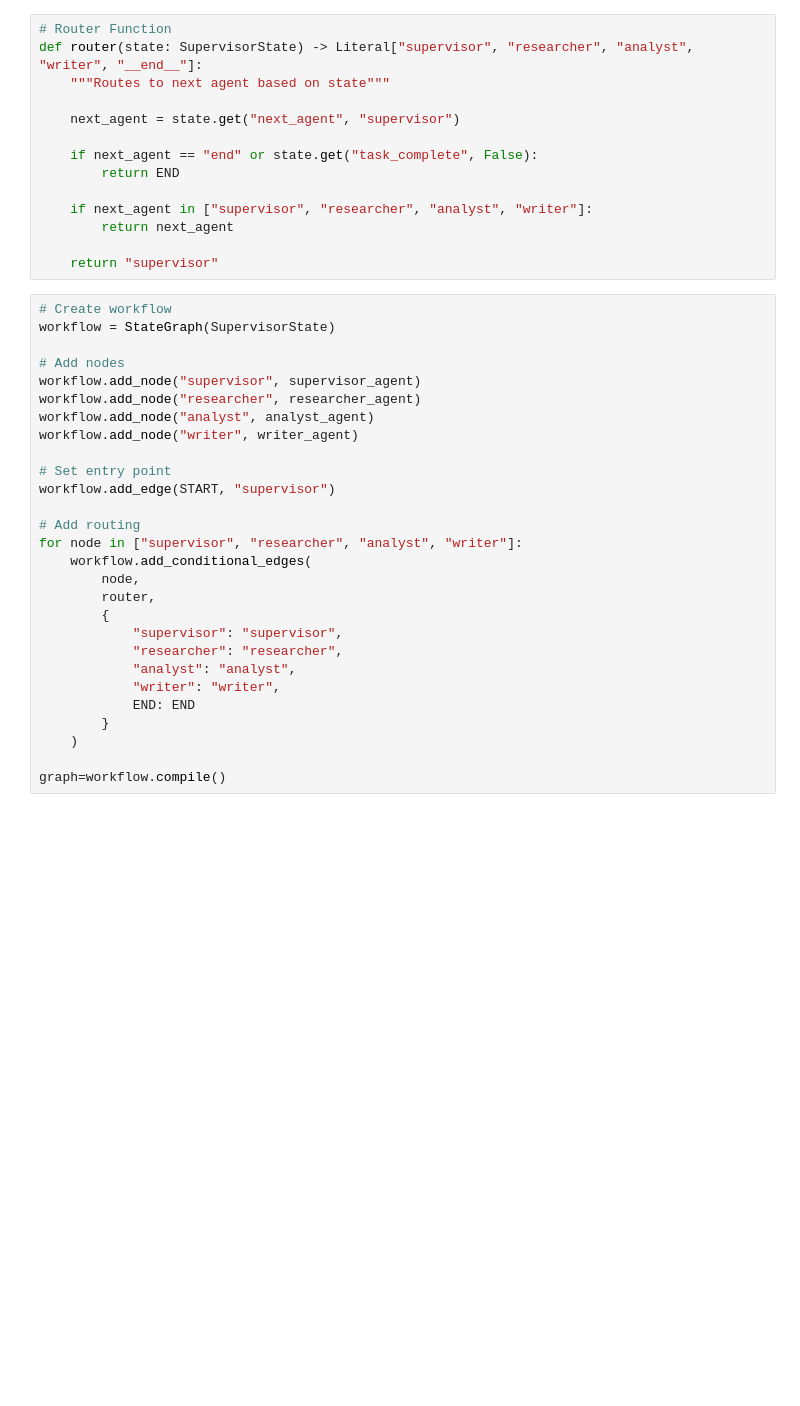
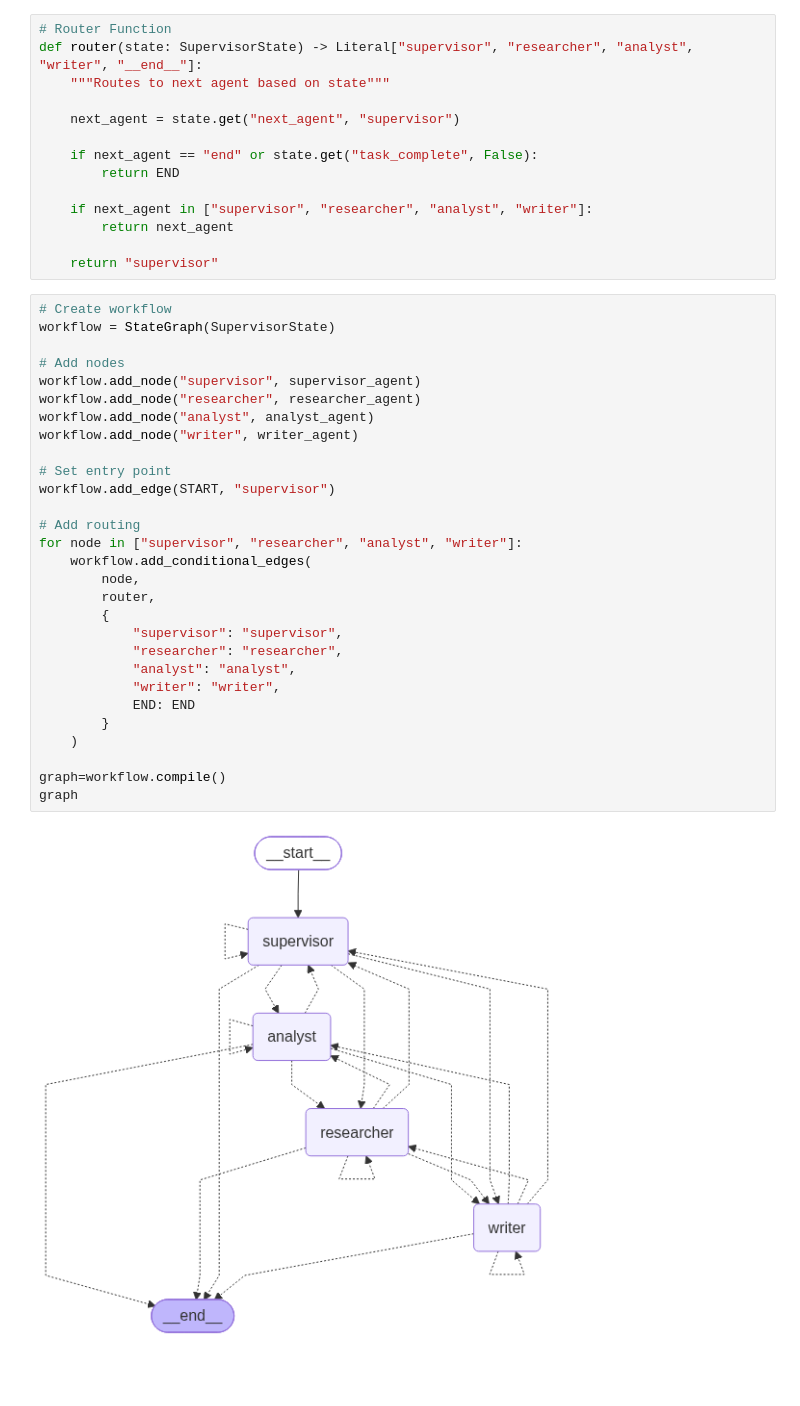
Before and after one commit to pranayprasad7001/generative-ai-implementations, a Jupyter notebook: langchain/langchain-updated/agents-langgraph/multi-agent-architecture/supervisor-multi-agent.ipynb, the cells around one changed output. Cells and saved outputs as stored; diff of their text form; blank space fills up the shorter version.

Commit message:
refactor: add architectural graph of supervisor multi-agent

```diff
--- a/langchain/langchain-updated/agents-langgraph/multi-agent-architecture/supervisor-multi-agent.ipynb
+++ b/langchain/langchain-updated/agents-langgraph/multi-agent-architecture/supervisor-multi-agent.ipynb
@@ -249,31 +249,34 @@ def router(state: SupervisorState) -> Literal["supervisor", "researcher", "analy
 # %%
 # Create workflow
 workflow = StateGraph(SupervisorState)
 
 # Add nodes
 workflow.add_node("supervisor", supervisor_agent)
 workflow.add_node("researcher", researcher_agent)
 workflow.add_node("analyst", analyst_agent)
 workflow.add_node("writer", writer_agent)
 
 # Set entry point
 workflow.add_edge(START, "supervisor")
 
 # Add routing
 for node in ["supervisor", "researcher", "analyst", "writer"]:
     workflow.add_conditional_edges(
         node,
         router,
         {
             "supervisor": "supervisor",
             "researcher": "researcher",
             "analyst": "analyst",
             "writer": "writer",
             END: END
         }
     )
 
 graph=workflow.compile()
+graph
+# %% [output]
+[figure, added]
 # %%
 response = graph.invoke({"messages": [HumanMessage(content="What are the benefits and risks of AI in healthcare?")]})
 response
```
Also changed, not shown: parts of 2 cells of this notebook.
